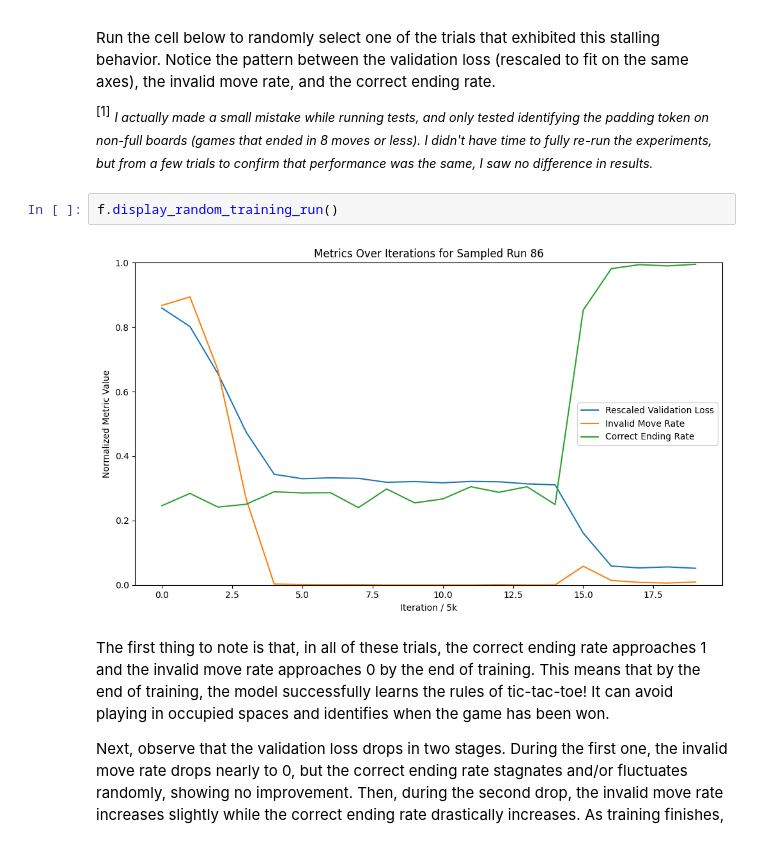
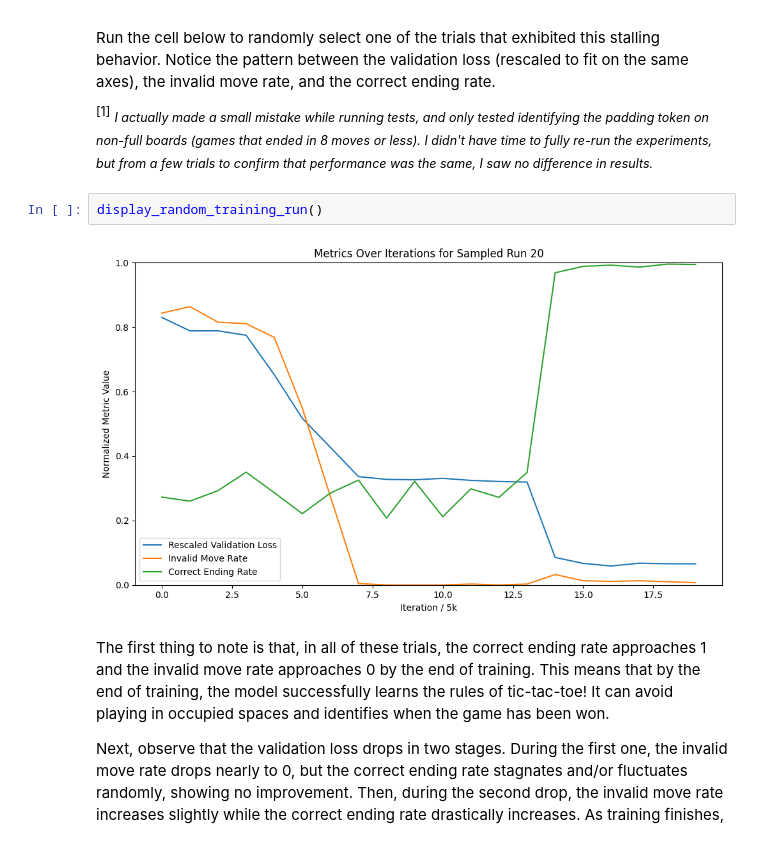
Before and after one commit to rajennparekh/game-thesis, a Jupyter notebook: mnk_transformer/Senior_Thesis.ipynb, the cells around one changed output. Cells and saved outputs as stored; diff of their text form.

```diff
--- a/mnk_transformer/Senior_Thesis.ipynb
+++ b/mnk_transformer/Senior_Thesis.ipynb
@@ -119,9 +124,9 @@ Run the cell below to randomly select one of the trials that exhibited this stal
 
 <p><sup>[1]</sup> <small><em>I actually made a small mistake while running tests, and only tested identifying the padding token on non-full boards (games that ended in 8 moves or less). I didn't have time to fully re-run the experiments, but from a few trials to confirm that performance was the same, I saw no difference in results. </em></small></p>
 # %%
-f.display_random_training_run()
+display_random_training_run()
 # %% [output]
-[figure, old version]
+[figure, new version]
 # %% [markdown]
 The first thing to note is that, in all of these trials, the correct ending rate approaches 1 and the invalid move rate approaches 0 by the end of training. This means that by the end of training, the model successfully learns the rules of tic-tac-toe! It can avoid playing in occupied spaces and identifies when the game has been won.
 
```
Also changed, not shown: parts of 14 cells of this notebook, 1 other file.
